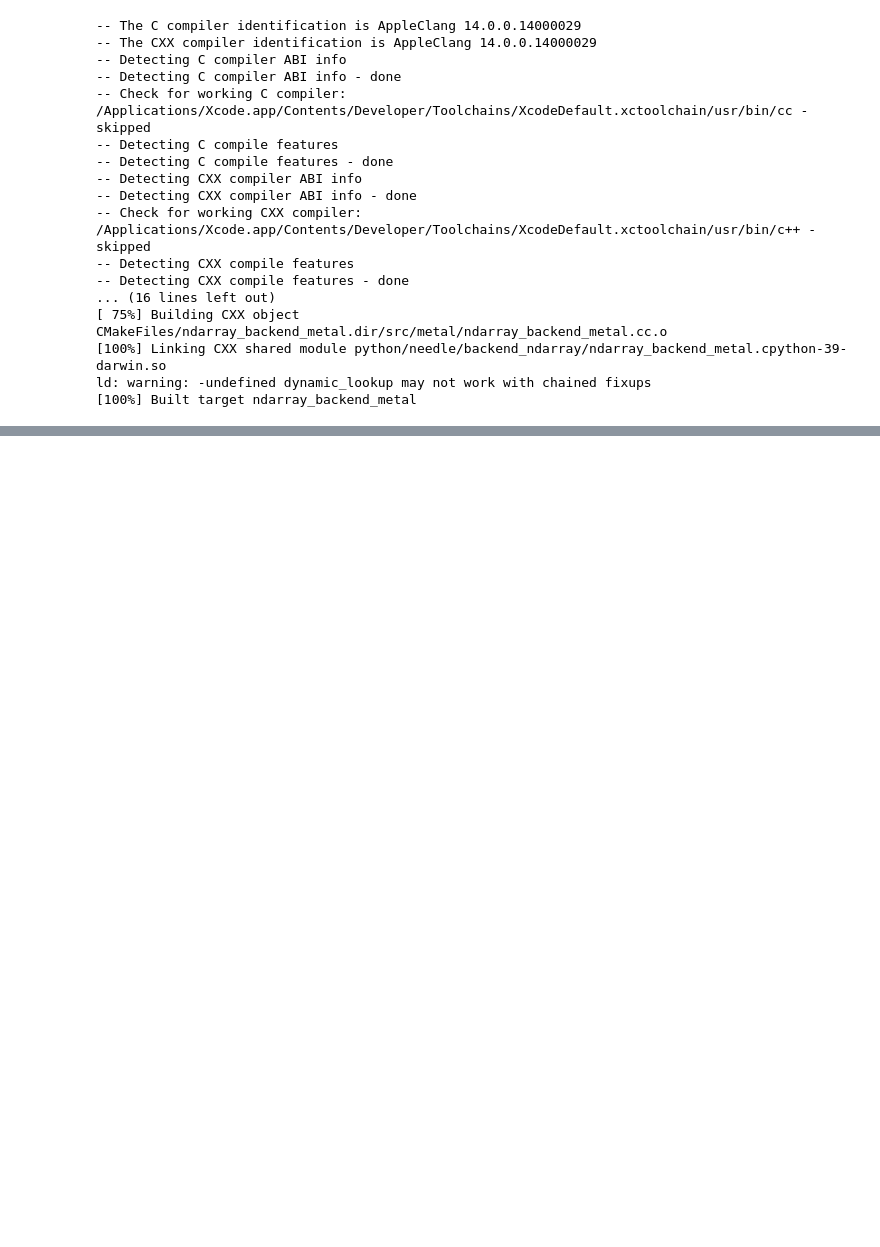
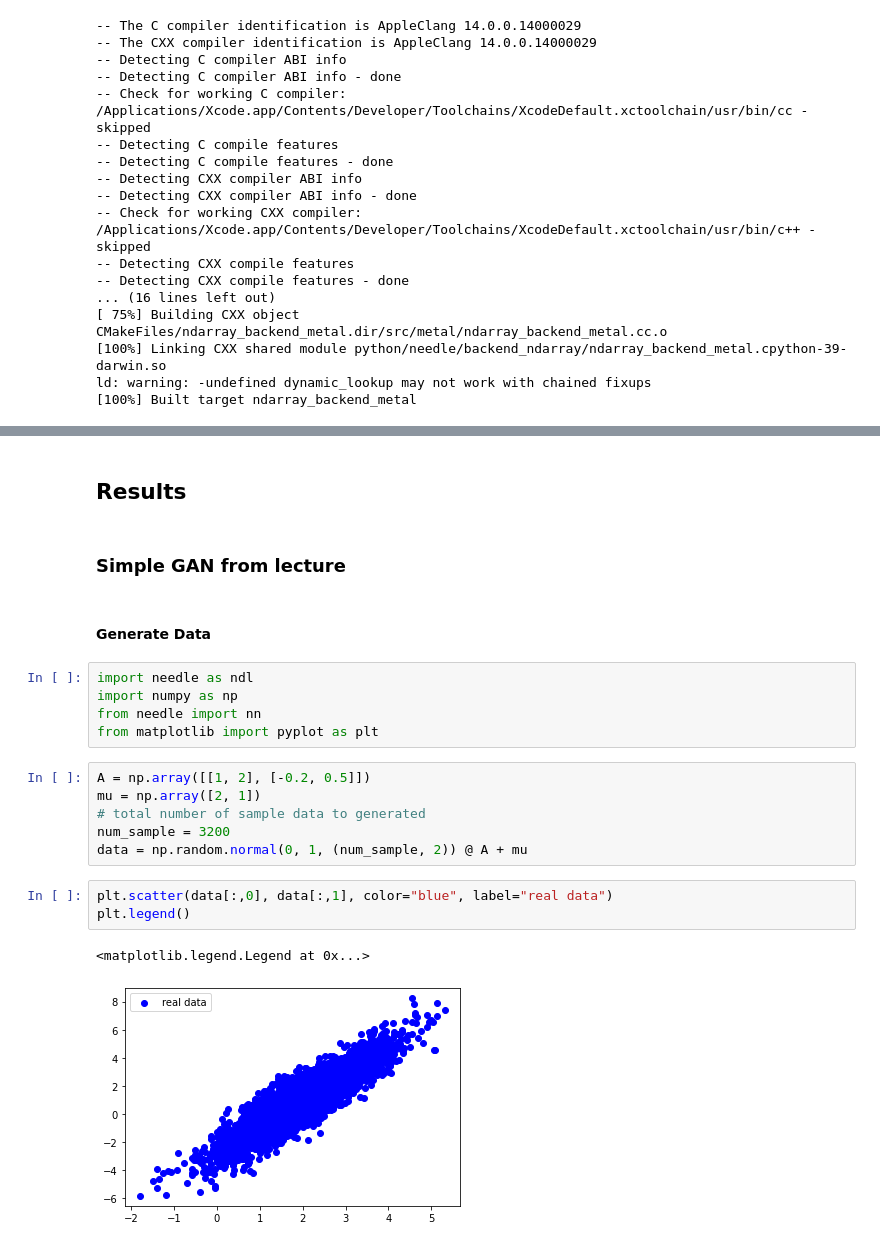
Before and after one commit to amomorning/10-714-deep-learning-systems, a Jupyter notebook: final/dlsys-final.ipynb, the cells around one changed output, grey strips where cells are left out. Saved outputs shown, nothing was run; the diff lists cells and outputs as text; blank space fills up the shorter version.

Commit message:
Add GAN results

````diff
--- a/final/dlsys-final.ipynb
+++ b/final/dlsys-final.ipynb
@@ -146,3 +148,26 @@ kernel void EwiseTanhKernel(device const float* a [[buffer(0)]],
   out[index] = metal::isnan(tmp) ? 1.0: tmp;
 }
 ```
+# %% [markdown]
+## Results
+# %% [markdown]
+### Simple GAN from lecture
+# %% [markdown]
+#### Generate Data
+# %%
+import needle as ndl
+import numpy as np
+from needle import nn
+from matplotlib import pyplot as plt
+# %%
+A = np.array([[1, 2], [-0.2, 0.5]])
+mu = np.array([2, 1])
+# total number of sample data to generated
+num_sample = 3200
+data = np.random.normal(0, 1, (num_sample, 2)) @ A + mu
+# %%
+plt.scatter(data[:,0], data[:,1], color="blue", label="real data")
+plt.legend()
+# %% [output]
+<matplotlib.legend.Legend at 0x...>
+[figure, added]
````
Also changed, not shown: parts of 9 cells of this notebook, 1 other file.
